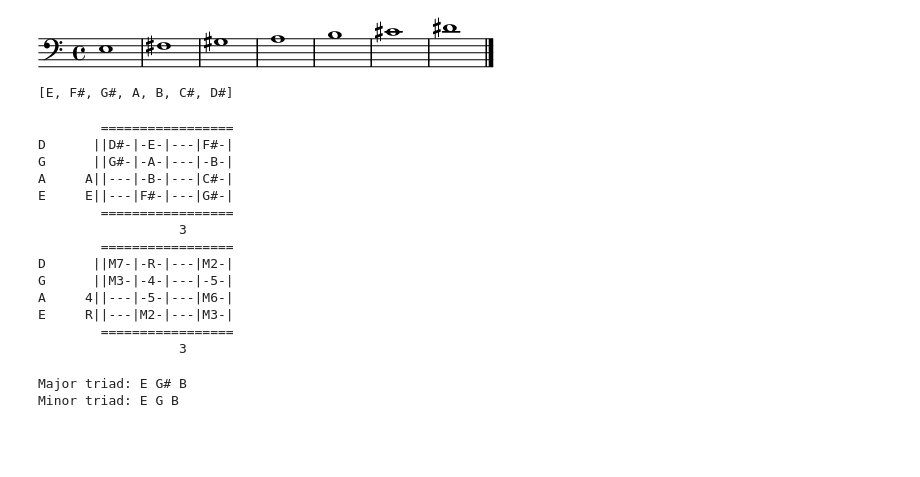
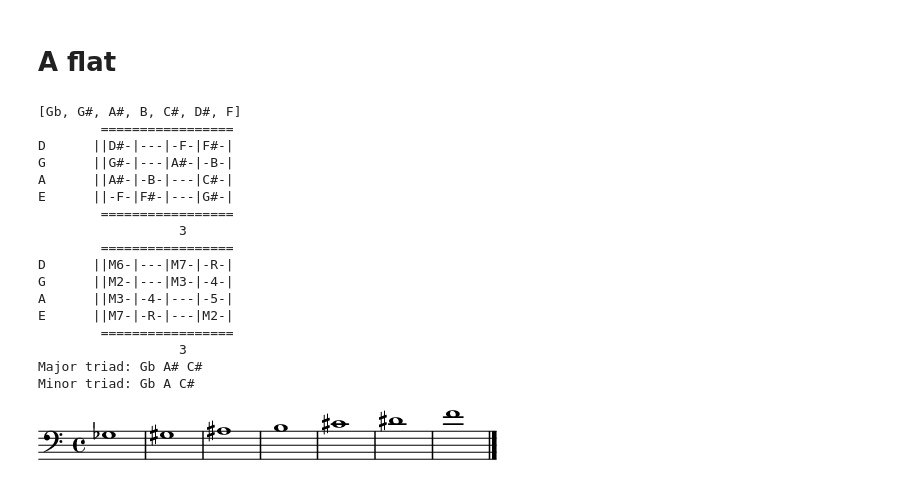
Before and after one commit to fede2cr/rb_method, a Jupyter notebook: 01_scales/Scales.ipynb, the cells around one changed output. Drawn from its saved outputs; the diff is of its cells as text; code cells hidden in the pictures; blank space fills up the shorter version.

```diff
--- a/01_scales/Scales.ipynb
+++ b/01_scales/Scales.ipynb
@@ -7,40 +168,39 @@ import abjad
+# %% [markdown]
+# A flat
 # %%
+# Scale
+scale = fretboard.Major('Gb')
+print (scale)
+# Interval
+fretboard.console.show_scale(scale, tuning="E A G D", fmax=4)
+fretboard.console.show_scale(scale, tuning="E A G D", fmax=4, fmt='interval')
+# Triad
+root = fretboard.Note('Gb')
+print ("Major triad:", root, root + 4, root + 7)
+print ("Minor triad:", root, root + 3, root + 7)
 # Needs to be an octave lower. Need to learn more adjad
-e_scale = abjad.Staff("e1 fs1 gs1 a1 b1 cs'1 ds'1")
+e_scale = abjad.Staff("gf1 gs1 as1 b1 cs'1 ds'1 f'1")
 score = abjad.Score([e_scale])
 clef = abjad.Clef('bass')
 abjad.attach(clef, e_scale[0])
 score.add_final_bar_line()
 show(score)
 # %% [output]
+[Gb, G#, A#, B, C#, D#, F]
+        =================
+D      ||D#-|---|-F-|F#-|
+G      ||G#-|---|A#-|-B-|
+A      ||A#-|-B-|---|C#-|
+E      ||-F-|F#-|---|G#-|
+        =================
+                  3
+        =================
+D      ||M6-|---|M7-|-R-|
+G      ||M2-|---|M3-|-4-|
+A      ||M3-|-4-|---|-5-|
+E      ||M7-|-R-|---|M2-|
+        =================
+                  3
+Major triad: Gb A# C#
+Minor triad: Gb A C#
-[figure, old version]
+[figure, new version]
-# %%
-e_maj = fretboard.Major('E')
-print (e_maj)
-# %% [output]
-[E, F#, G#, A, B, C#, D#]
-# %%
-fretboard.console.show_scale(fretboard.Major('E'), tuning="E A G D", fmax=4)
-fretboard.console.show_scale(fretboard.Major('E'), tuning="E A G D", fmax=4, fmt='interval')
-# %% [output]
-        =================
-D      ||D#-|-E-|---|F#-|
-G      ||G#-|-A-|---|-B-|
-A     A||---|-B-|---|C#-|
-E     E||---|F#-|---|G#-|
-        =================
-                  3
-        =================
-D      ||M7-|-R-|---|M2-|
-G      ||M3-|-4-|---|-5-|
-A     4||---|-5-|---|M6-|
-E     R||---|M2-|---|M3-|
-        =================
-                  3
-# %%
-root = fretboard.Note('E')
-print ("Major triad:", root, root + 4, root + 7)
-print ("Minor triad:", root, root + 3, root + 7)
-# %% [output]
-Major triad: E G# B
-Minor triad: E G B
```
Also changed, not shown: parts of 21 cells of this notebook, 1 other file.
